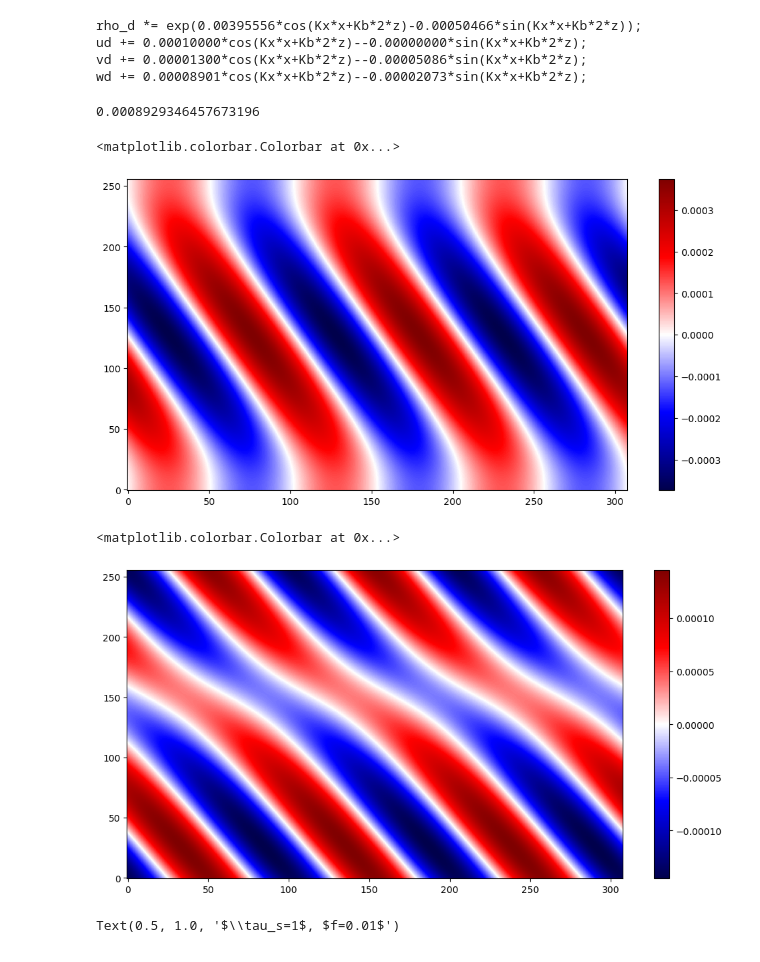
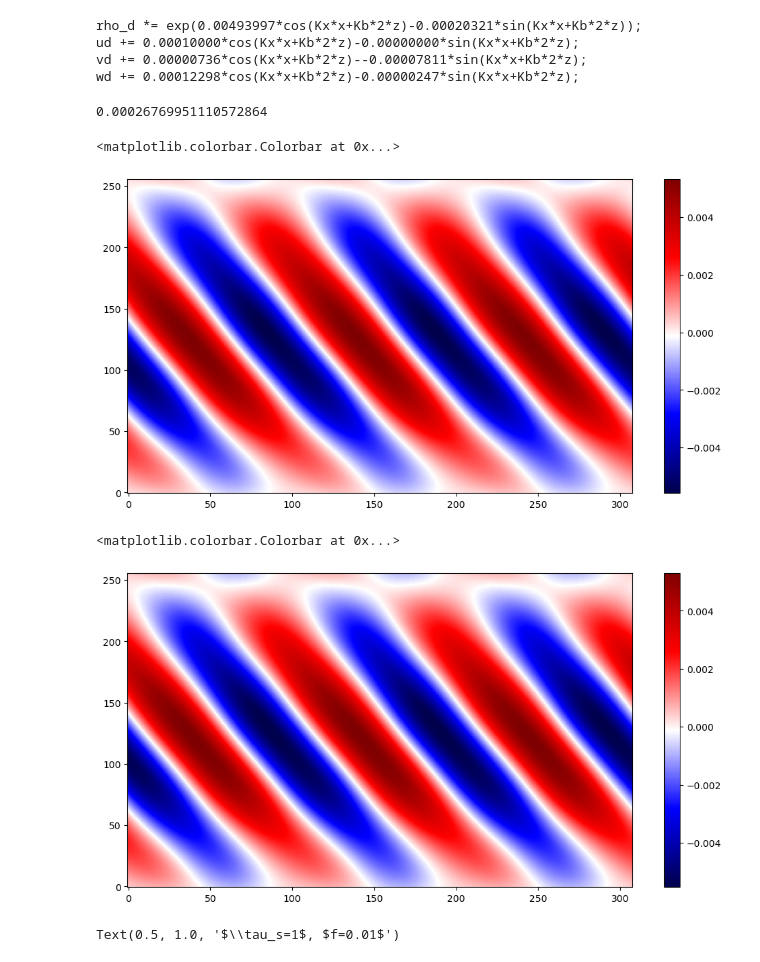
Before and after one commit to Hossam-Aly/local_dusty_warps, a Jupyter notebook: scripts/free_sloshing.ipynb, the cells around one changed output. Cells and saved outputs as stored; diff of their text form; code cells hidden in the pictures.

```diff
--- a/scripts/free_sloshing.ipynb
+++ b/scripts/free_sloshing.ipynb
@@ -73,16 +82,16 @@ def read_history(directory):
     f.close()
     return time, rho_max, vKE
 # %%
-calculate_dust_eigenmodes(kx=15.6,n=2,w=1-0.373,ts=1.0)
+calculate_dust_eigenmodes(kx=15.6,n=2,w=1-0.373,ts=0.1)
 # %% [output]
-rho_d *= exp(0.00395556*cos(Kx*x+Kb*2*z)-0.00050466*sin(Kx*x+Kb*2*z));
-ud += 0.00010000*cos(Kx*x+Kb*2*z)--0.00000000*sin(Kx*x+Kb*2*z);
-vd += 0.00001300*cos(Kx*x+Kb*2*z)--0.00005086*sin(Kx*x+Kb*2*z);
-wd += 0.00008901*cos(Kx*x+Kb*2*z)--0.00002073*sin(Kx*x+Kb*2*z);
+rho_d *= exp(0.00493997*cos(Kx*x+Kb*2*z)-0.00020321*sin(Kx*x+Kb*2*z));
+ud += 0.00010000*cos(Kx*x+Kb*2*z)-0.00000000*sin(Kx*x+Kb*2*z);
+vd += 0.00000736*cos(Kx*x+Kb*2*z)--0.00007811*sin(Kx*x+Kb*2*z);
+wd += 0.00012298*cos(Kx*x+Kb*2*z)-0.00000247*sin(Kx*x+Kb*2*z);
 # %%
-print(calculate_growth_rate(kx=15.6,n=1,w=-0.373,psi=0.01,ts=1,f=0.04))
+print(calculate_growth_rate(kx=15.6,n=1,w=-0.373,psi=0.01,ts=10,f=0.1))
 # %% [output]
-0.0008929346457673196
+0.00026769951110572864
 # %%
 # Read and plot gas
 
@@ -91,9 +100,11 @@ fig, axs = plt.subplots(1,1)
 
 #directory = "/Users/haly/science/projects/local_dusty_warp_git/setups/free_sloshing/tests/test/run"
 #directory = "/Users/haly/science/projects/local_dusty_warp_git/setups/free_sloshing/gas/run_256"
-directory = "/Users/haly/science/projects/local_dusty_warp_git/setups/free_sloshing/st_1_f_0.01/run"
+directory = "/Users/haly/science/projects/local_dusty_warp_git/setups/free_sloshing/st_0.1_f_0.01/run"
+#directory = "/Users/haly/science/projects/local_dusty_warp_git/setups/free_sloshing/st_1_f_0.01/run"
+#directory = "/Users/haly/science/projects/local_dusty_warp_git/setups/free_sloshing/st_1_f_0.27/run"
 
-snapshot = 0
+snapshot = 2
 Nx = 308
 Nz= 256
 
@@ -113,38 +124,42 @@ im = axs.imshow(vz_g.T,origin='lower',norm="linear",cmap="seismic", aspect='auto
 fig.colorbar(im)
 # %% [output]
 <matplotlib.colorbar.Colorbar at 0x...>
-[figure, old version]
+[figure, new version]
 # %%
 # Read and plot dust
 
 plt.rcParams["figure.figsize"] = (12,6)
 fig, axs = plt.subplots(1,1)
 
 #directory = "/Users/haly/science/projects/local_dusty_warp_git/setups/free_sloshing/tests/test_dust/run"
 #directory = "/Users/haly/science/projects/local_dusty_warp_git/setups/free_sloshing/tests/test_dust_pert_gas_only/run"
-directory = "/Users/haly/science/projects/local_dusty_warp_git/setups/free_sloshing/st_1_f_0.01/run"
+directory = "/Users/haly/science/projects/local_dusty_warp_git/setups/free_sloshing/st_0.1_f_0.01/run"
+#directory = "/Users/haly/science/projects/local_dusty_warp_git/setups/free_sloshing/st_1_f_0.01/run"
+#directory = "/Users/haly/science/projects/local_dusty_warp_git/setups/free_sloshing/st_1_f_0.03/run"
+#directory = "/Users/haly/science/projects/local_dusty_warp_git/setups/free_sloshing/st_1_f_0.09/run"
+#directory = "/Users/haly/science/projects/local_dusty_warp_git/setups/free_sloshing/st_1_f_0.27/run"
 
-snapshot = 0
+snapshot = 2
 Nx = 308
 Nz= 256
 
 
 file = directory + f"/data.{snapshot:04d}.vtk"
 d = readVTK(file, geometry='cartesian')
 rho_d = d.data.get("Dust0_RHO")
 vx_d = d.data.get("Dust0_VX1")
 vy_d = d.data.get("Dust0_VX2")
 vz_d = d.data.get("Dust0_VX3")
 rho_d = rho_d.reshape(Nx,Nz)
 vx_d = vx_d.reshape(Nx,Nz)
 vy_d = vy_d.reshape(Nx,Nz)
 vz_d = vz_d.reshape(Nx,Nz)
 
 im = axs.imshow(vz_d.T,origin='lower',norm="linear",cmap="seismic", aspect='auto')
 fig.colorbar(im)
 # %% [output]
 <matplotlib.colorbar.Colorbar at 0x...>
-[figure, old version]
+[figure, new version]
 # %%
 # calculate numerical and analytical growth rates from snapshots (like a pleb!)
 
```
Also changed, not shown: parts of 3 cells of this notebook, 19 other files.
